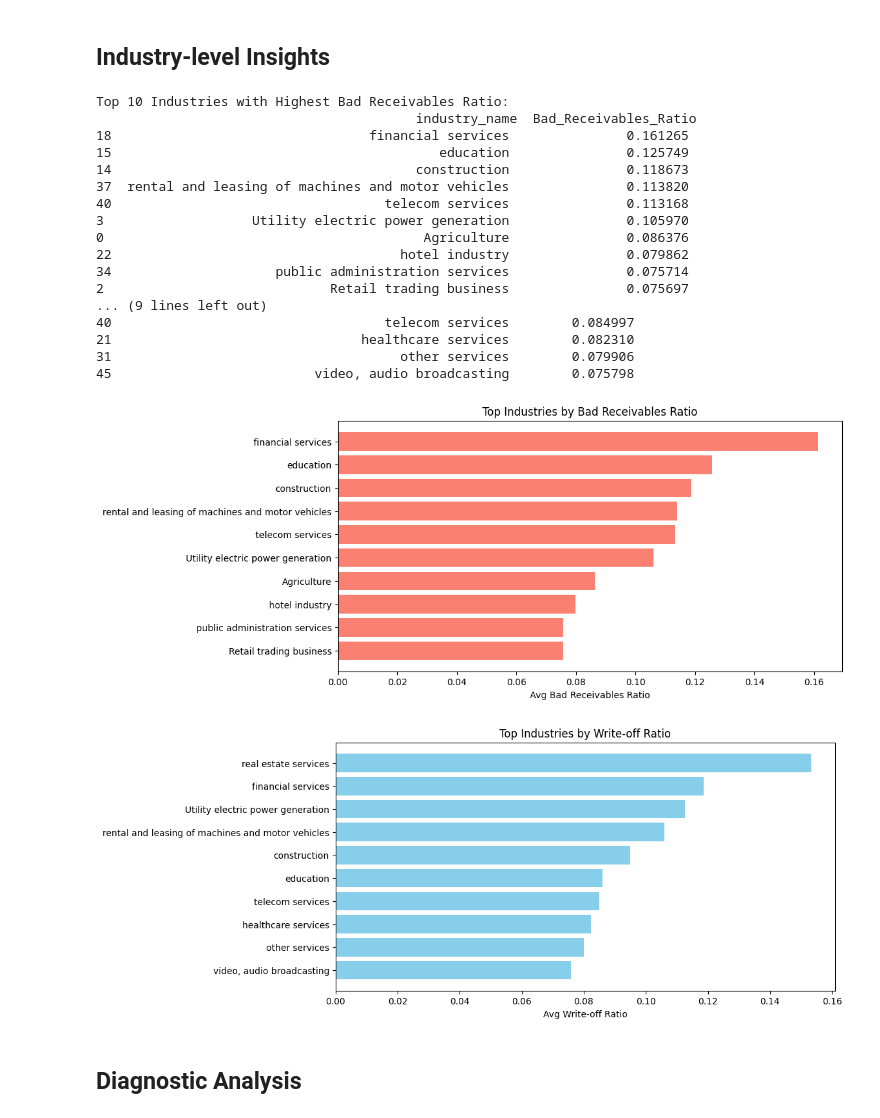
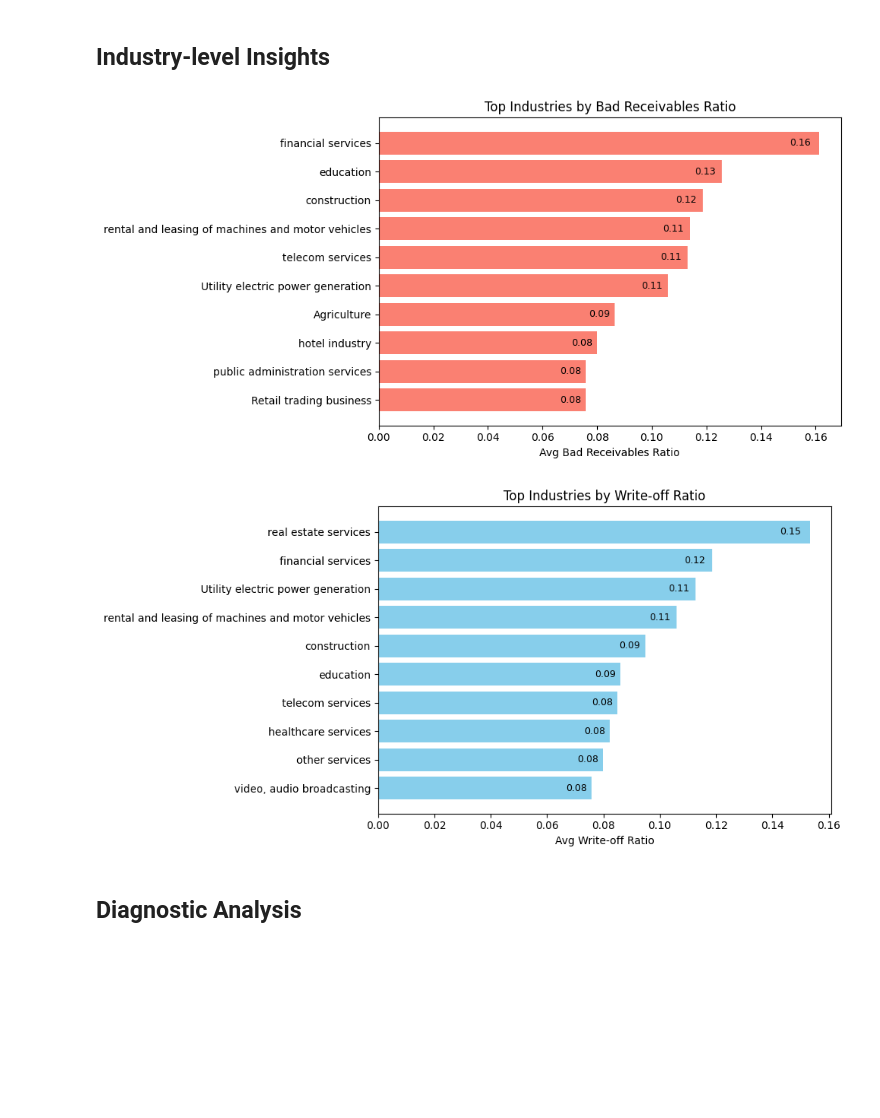
Before and after one commit to akshithkamatala/sales-receivables-prediction, a Jupyter notebook: Sales_Receivable_Mgt_Analysis.ipynb, the cells around one changed output. Cells and saved outputs as stored; diff of their text form; code cells hidden in the pictures; blank space fills up the shorter version.

```diff
--- a/Sales_Receivable_Mgt_Analysis.ipynb
+++ b/Sales_Receivable_Mgt_Analysis.ipynb
@@ -498,52 +483,48 @@ See the caveats in the documentation: https://pandas.pydata.org/pandas-docs/stab
 # %%
 # Group by industry and calculate mean risk metrics
 industry_risk_summary = df_cleaned.groupby('industry_name').agg({
     'Bad_Receivables_Ratio': 'mean',
     'Writeoff_Ratio': 'mean'
 }).reset_index()
 
 # Sort by Bad_Receivables_Ratio
 top_bad_receivables = industry_risk_summary.sort_values(by='Bad_Receivables_Ratio', ascending=False).head(10)
 top_writeoffs = industry_risk_summary.sort_values(by='Writeoff_Ratio', ascending=False).head(10)
 
-# Display results
-print("Top 10 Industries with Highest Bad Receivables Ratio:\n", top_bad_receivables[['industry_name', 'Bad_Receivables_Ratio']])
-print("\nTop 10 Industries with Highest Write-off Ratio:\n", top_writeoffs[['industry_name', 'Writeoff_Ratio']])
-
-
+# Plot: Bad Receivables Ratio
 plt.figure(figsize=(10, 5))
-plt.barh(top_bad_receivables['industry_name'], top_bad_receivables['Bad_Receivables_Ratio'], color='salmon')
+bars = plt.barh(top_bad_receivables['industry_name'], top_bad_receivables['Bad_Receivables_Ratio'], color='salmon')
 plt.xlabel('Avg Bad Receivables Ratio')
 plt.title('Top Industries by Bad Receivables Ratio')
 plt.gca().invert_yaxis()
+
+# Add labels inside bars
+for bar in bars:
+    width = bar.get_width()
+    plt.text(width - width * 0.02, bar.get_y() + bar.get_height() / 2,
+             f"{width:.2f}", ha='right', va='center', color='black', fontsize=9)
+
+plt.tight_layout()
 plt.show()
 
+# Plot: Write-off Ratio
 plt.figure(figsize=(10, 5))
-plt.barh(top_writeoffs['industry_name'], top_writeoffs['Writeoff_Ratio'], color='skyblue')
+bars = plt.barh(top_writeoffs['industry_name'], top_writeoffs['Writeoff_Ratio'], color='skyblue')
 plt.xlabel('Avg Write-off Ratio')
 plt.title('Top Industries by Write-off Ratio')
 plt.gca().invert_yaxis()
+
+# Add labels inside bars
+for bar in bars:
+    width = bar.get_width()
+    plt.text(width - width * 0.02, bar.get_y() + bar.get_height() / 2,
+             f"{width:.2f}", ha='right', va='center', color='black', fontsize=9)
+
+plt.tight_layout()
 plt.show()
 # %% [output]
-Top 10 Industries with Highest Bad Receivables Ratio:
-                                         industry_name  Bad_Receivables_Ratio
-18                                 financial services               0.161265
-15                                          education               0.125749
-14                                       construction               0.118673
-37  rental and leasing of machines and motor vehicles               0.113820
-40                                   telecom services               0.113168
-3                   Utility electric power generation               0.105970
-0                                         Agriculture               0.086376
-22                                     hotel industry               0.079862
-34                     public administration services               0.075714
-2                             Retail trading business               0.075697
-... (9 lines left out)
-40                                   telecom services        0.084997
-21                                healthcare services        0.082310
-31                                     other services        0.079906
-45                          video, audio broadcasting        0.075798
-[figure, old version]
+[figure, new version]
-[figure, old version]
+[figure, new version]
 # %% [markdown]
 ## Diagnostic Analysis
 # %% [markdown]
```
Also changed, not shown: parts of 15 cells of this notebook.
